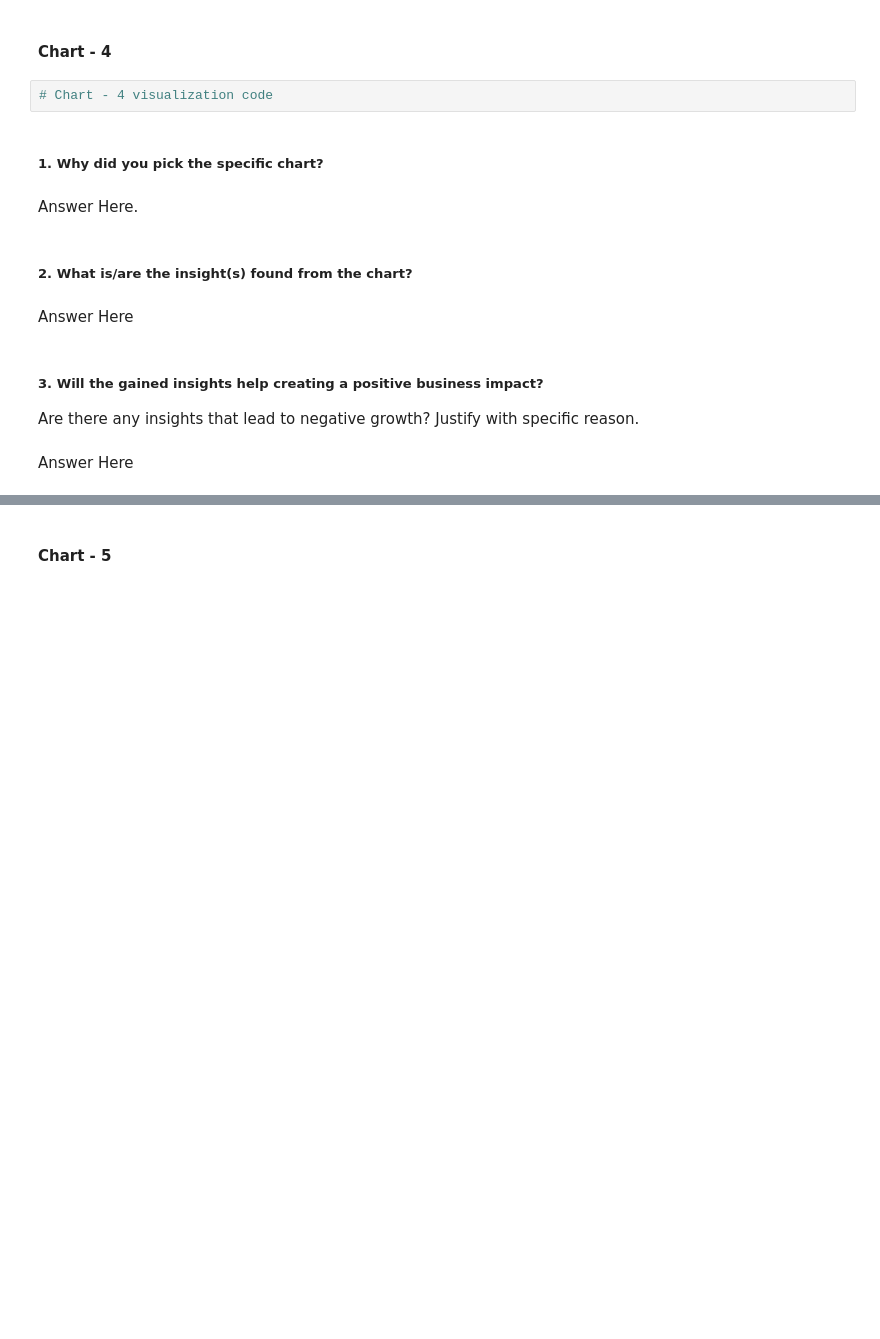
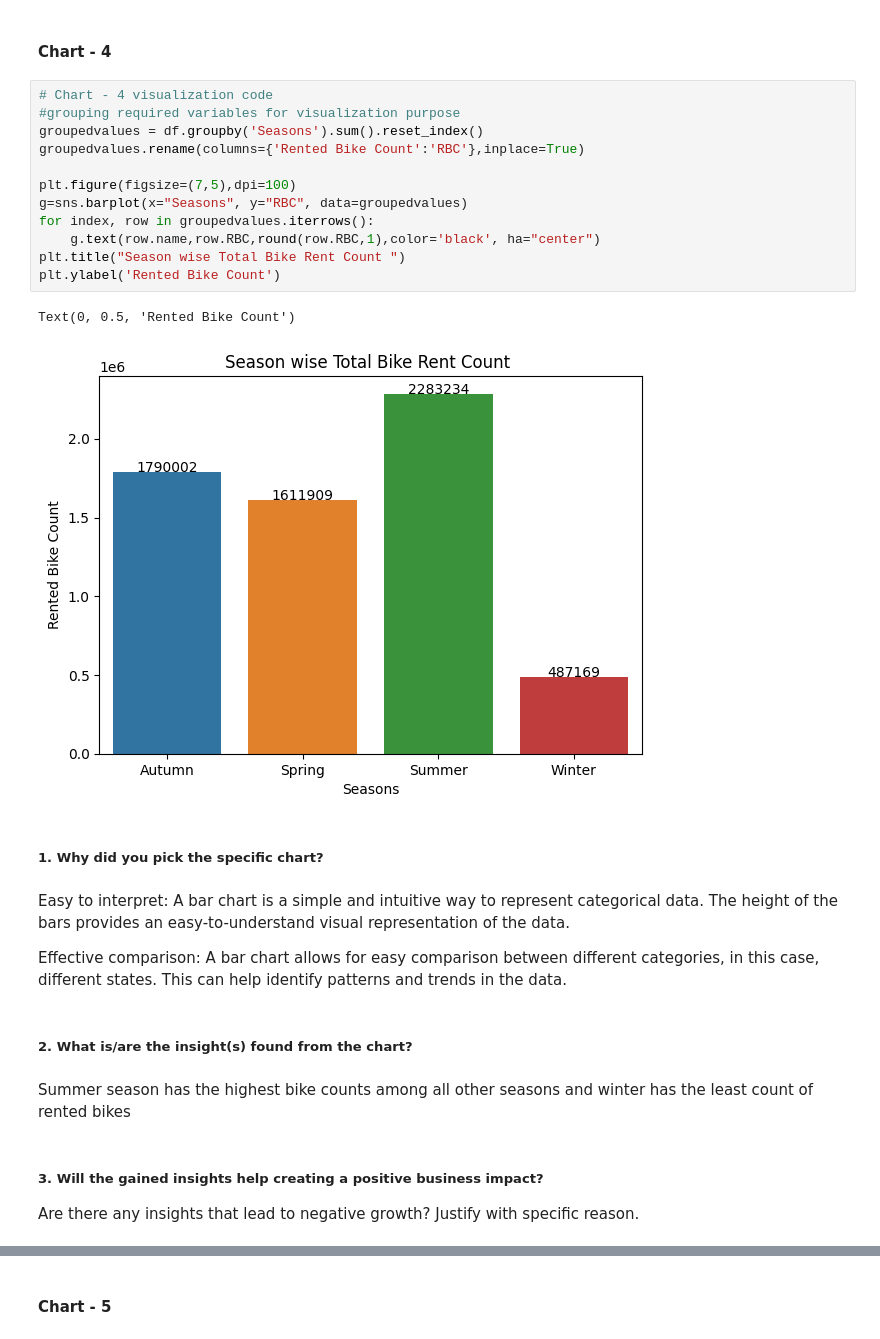
Before and after one commit to amoghpai17/Bike_sharing_demand_prediction, a Jupyter notebook: Bike_sharing_demand_prediction.ipynb, the cells around one changed output, grey strips where cells are left out. Cells and saved outputs as stored; diff of their text form; blank space fills up the shorter version.

```diff
--- a/Bike_sharing_demand_prediction.ipynb
+++ b/Bike_sharing_demand_prediction.ipynb
@@ -354,17 +389,30 @@ Answer Here
 # %% [markdown]
 #### Chart - 4
-# %%
-# Chart - 4 visualization code
+# %%
+# Chart - 4 visualization code
+#grouping required variables for visualization purpose
+groupedvalues = df.groupby('Seasons').sum().reset_index()
+groupedvalues.rename(columns={'Rented Bike Count':'RBC'},inplace=True)
+
+plt.figure(figsize=(7,5),dpi=100)
+g=sns.barplot(x="Seasons", y="RBC", data=groupedvalues)
+for index, row in groupedvalues.iterrows():
+    g.text(row.name,row.RBC,round(row.RBC,1),color='black', ha="center")
+plt.title("Season wise Total Bike Rent Count ")
+plt.ylabel('Rented Bike Count')
+# %% [output]
+Text(0, 0.5, 'Rented Bike Count')
+[figure, added]
 # %% [markdown]
 ##### 1. Why did you pick the specific chart?
-# %% [markdown]
-Answer Here.
+# %% [markdown]
+Easy to interpret: A bar chart is a simple and intuitive way to represent categorical data. The height of the bars provides an easy-to-understand visual representation of the data.
+
+Effective comparison: A bar chart allows for easy comparison between different categories, in this case, different states. This can help identify patterns and trends in the data.
 # %% [markdown]
 ##### 2. What is/are the insight(s) found from the chart?
-# %% [markdown]
-Answer Here
+# %% [markdown]
+Summer season has the highest bike counts among all other seasons and winter has the least count of rented bikes
 # %% [markdown]
 ##### 3. Will the gained insights help creating a positive business impact?
 Are there any insights that lead to negative growth? Justify with specific reason.
-# %% [markdown]
-Answer Here
```
Also changed, not shown: parts of 108 cells of this notebook.
